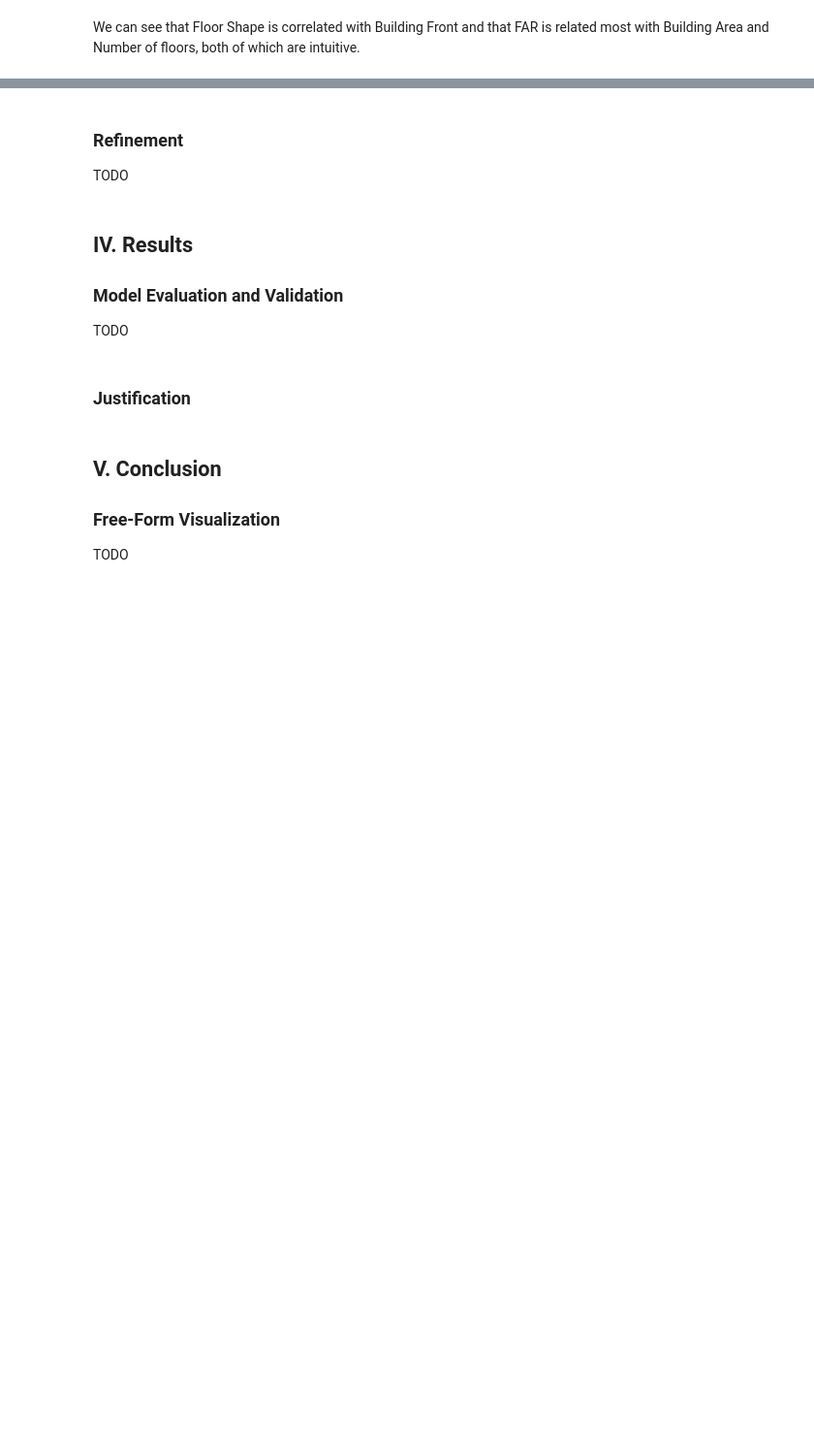
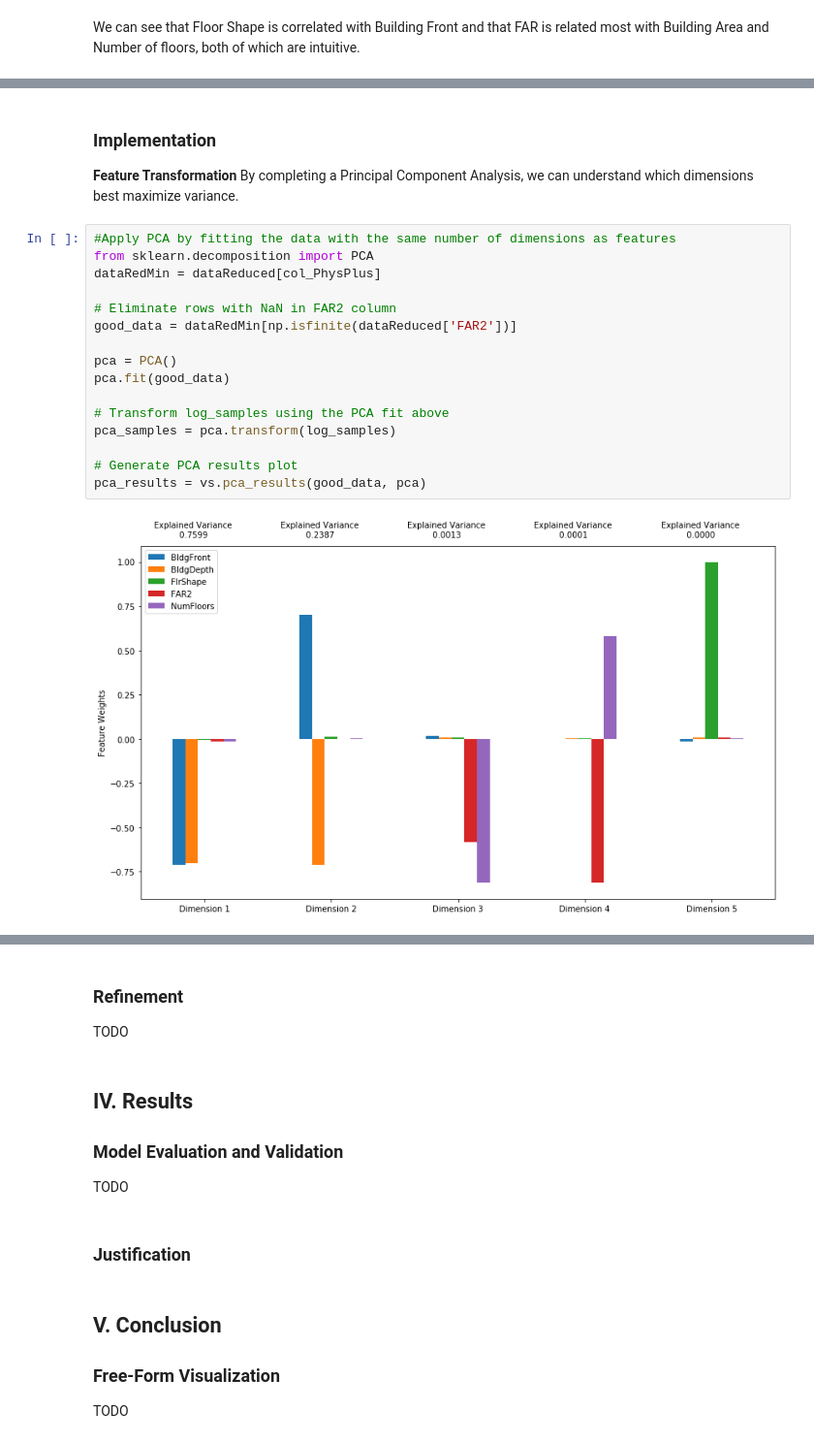
Before and after one commit to jperaino/MLND_Capstone, a Jupyter notebook: Capstone_Report.ipynb, the cells around one changed output, grey strips where cells are left out. Shown: that part at 97% size. Saved outputs shown, nothing was run; the diff lists cells and outputs as text; blank space fills up the shorter version.

```diff
--- a/Capstone_Report.ipynb
+++ b/Capstone_Report.ipynb
@@ -229,0 +234,23 @@ TODO
+# %% [markdown]
+### Implementation
+
+__Feature Transformation__
+By completing a Principal Component Analysis, we can understand which dimensions best maximize variance.
+# %%
+#Apply PCA by fitting the data with the same number of dimensions as features
+from sklearn.decomposition import PCA
+dataRedMin = dataReduced[col_PhysPlus]
+
+# Eliminate rows with NaN in FAR2 column
+good_data = dataRedMin[np.isfinite(dataReduced['FAR2'])]
+
+pca = PCA()
+pca.fit(good_data)
+
+# Transform log_samples using the PCA fit above
+pca_samples = pca.transform(log_samples)
+
+# Generate PCA results plot
+pca_results = vs.pca_results(good_data, pca)
+# %% [output]
+[figure, added]
```
Also changed, not shown: parts of 14 cells of this notebook.
